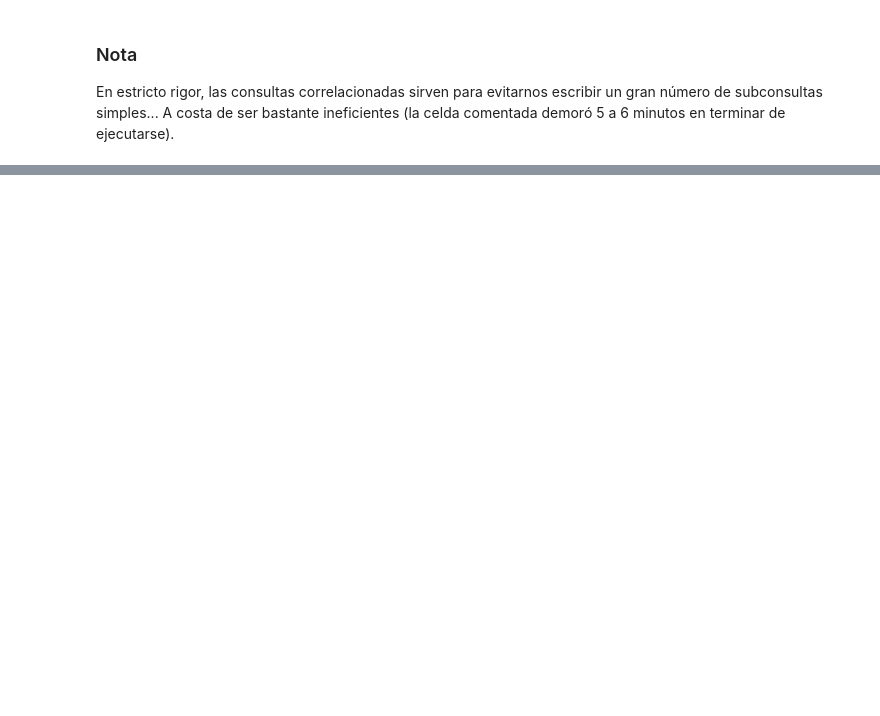
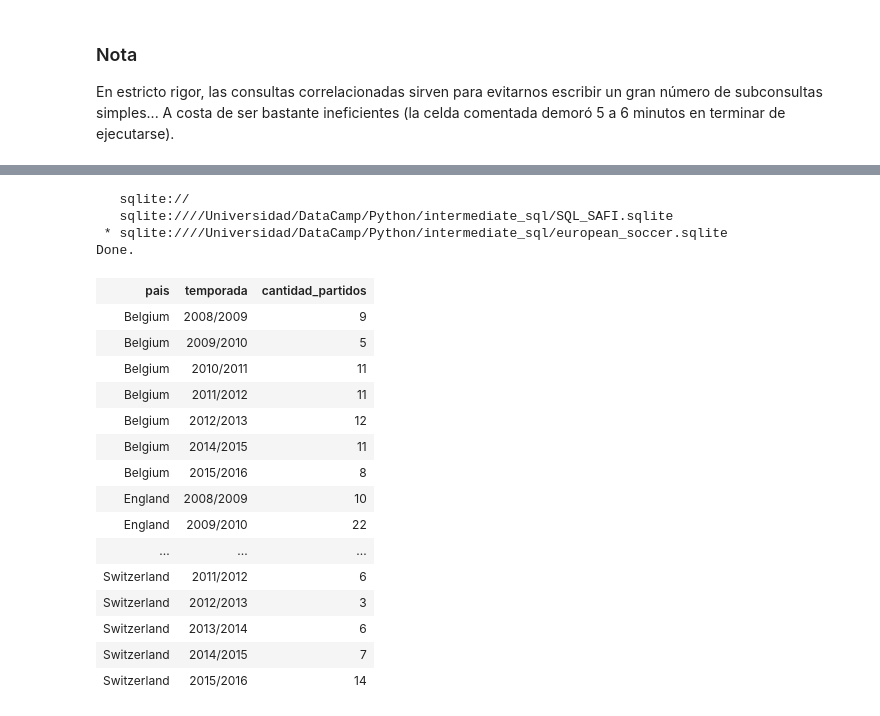
Before and after one commit to adinamarca/notebooks, a Jupyter notebook: SQL/intermediate_sql/notebook.ipynb, the cells around one changed output, grey strips where cells are left out. Saved outputs shown, nothing was run; the diff lists cells and outputs as text; code cells hidden in the pictures; blank space fills up the shorter version.

```diff
--- a/SQL/intermediate_sql/notebook.ipynb
+++ b/SQL/intermediate_sql/notebook.ipynb
@@ -2821,0 +3189,30 @@ En estricto rigor, las consultas correlacionadas sirven para evitarnos escribir
+# %%
+# Primera subconsulta
+
+%sql SELECT c.name AS pais, season AS temporada, COUNT(m.id) AS cantidad_partidos \
+FROM match AS m \
+LEFT JOIN country AS c \
+ON c.id = m.country_id \
+WHERE m.home_team_goal >= 5 OR m.away_team_goal >= 5 \
+GROUP BY pais, season
+# %% [output]
+   sqlite://
+   sqlite:////Universidad/DataCamp/Python/intermediate_sql/SQL_SAFI.sqlite
+ * sqlite:////Universidad/DataCamp/Python/intermediate_sql/european_soccer.sqlite
+Done.
+| pais | temporada | cantidad_partidos |
+| Belgium | 2008/2009 | 9 |
+| Belgium | 2009/2010 | 5 |
+| Belgium | 2010/2011 | 11 |
+| Belgium | 2011/2012 | 11 |
+| Belgium | 2012/2013 | 12 |
+| Belgium | 2014/2015 | 11 |
+| Belgium | 2015/2016 | 8 |
+| England | 2008/2009 | 10 |
+| England | 2009/2010 | 22 |
+| ... | ... | ... |
+| Switzerland | 2011/2012 | 6 |
+| Switzerland | 2012/2013 | 3 |
+| Switzerland | 2013/2014 | 6 |
+| Switzerland | 2014/2015 | 7 |
+| Switzerland | 2015/2016 | 14 |
```
Also changed, not shown: parts of 23 cells of this notebook.
